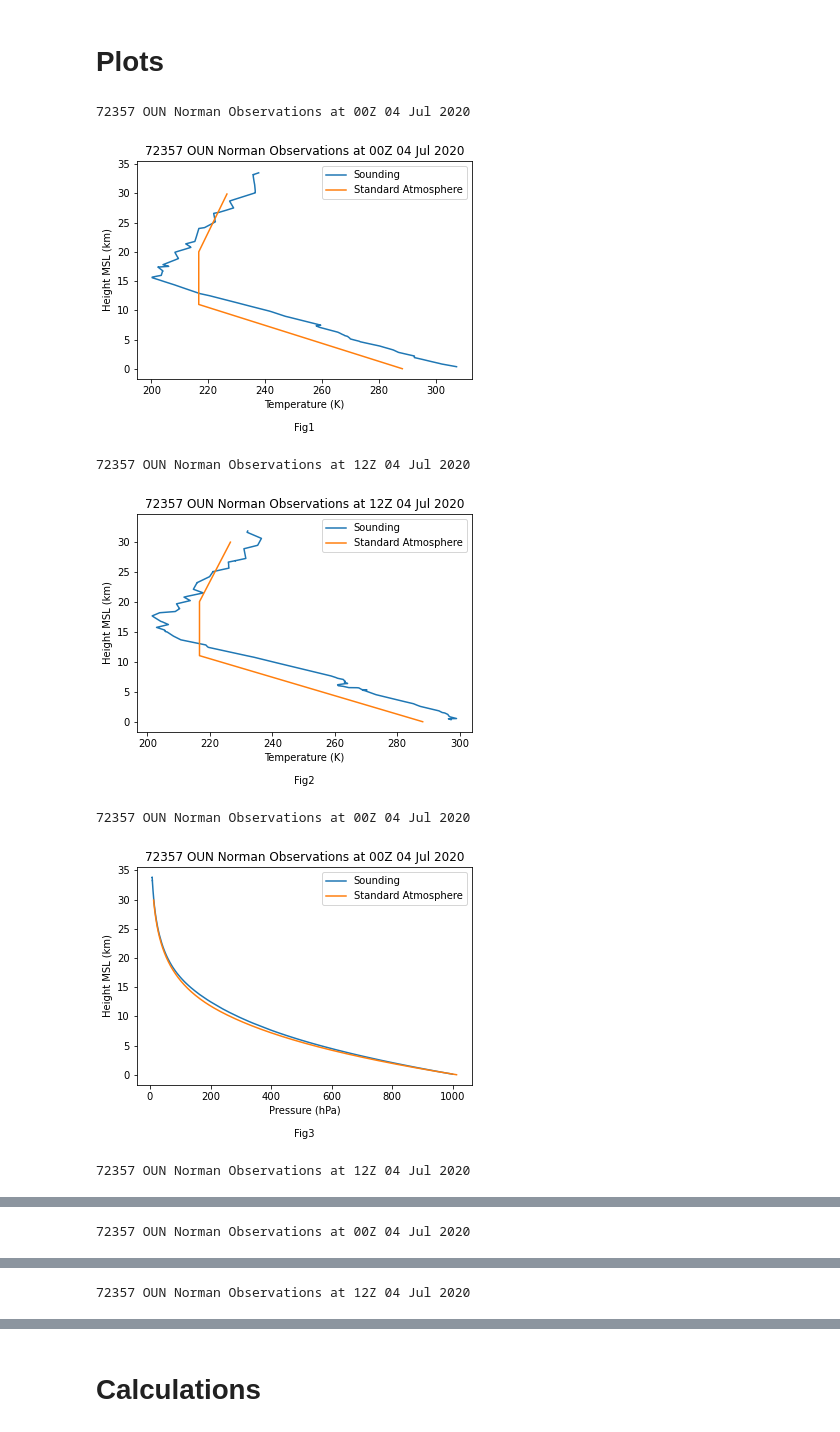
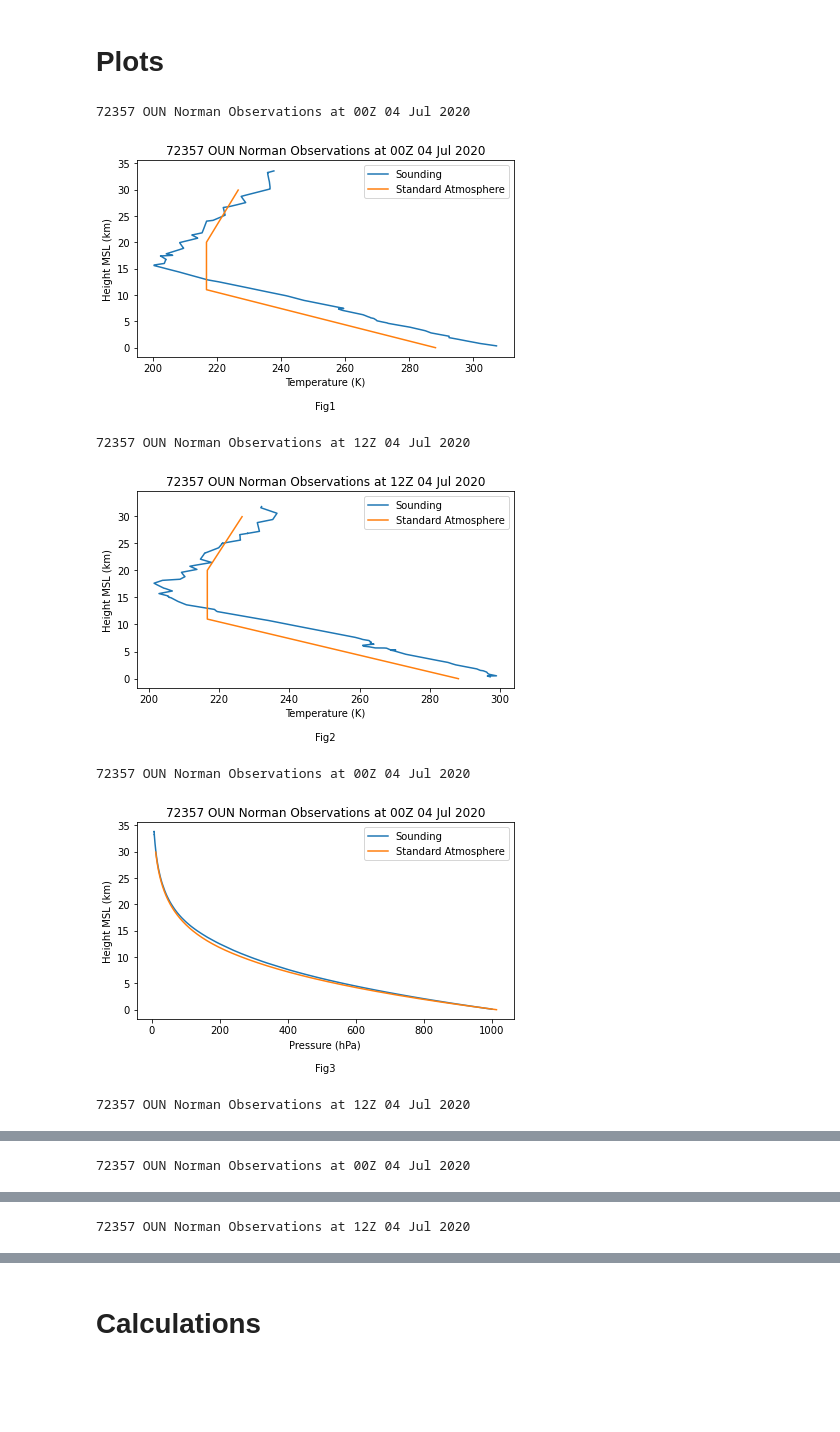
Before and after one commit to DevinMcAfee123/Prog2, a Jupyter notebook: assign_02.ipynb, the cells around one changed output, grey strips where cells are left out. Drawn from its saved outputs; the diff is of its cells as text; code cells hidden in the pictures; blank space fills up the shorter version.

```diff
--- a/assign_02.ipynb
+++ b/assign_02.ipynb
@@ -122,6 +122,7 @@ for hour in [0, 12]:
     plt.plot(T+273, h/1e3)
     plt.plot(T_std, height_std/1e3)
     plt.legend(['Sounding', 'Standard Atmosphere']) #adding a legend
+    plt.tight_layout()
     plt.savefig('Temperature {}Z'.format(hour))
     plt.show()
     idx+=1
@@ -129,36 +130,53 @@ for hour in [0, 12]:
 for hour in [0, 12]:
     procYear, procMonth, procDay, procHour, procSite = 2020, 7, 4, hour, 72357
     soundingInfo, p, h, T, Td, RH, w, wdir, sknt, thta, thte, thtv = \
         utils.getWyoming(procYear, procMonth, procDay, procHour, procSite)
     plt.figure(1)
     plt.xlabel('Pressure (hPa)\n\nFig{}'.format(str(idx)))
     plt.ylabel('Height MSL (km)')
     plt.title(soundingInfo)
     plt.plot(p, h/1e3)
     plt.plot(p_std/100, height_std/1e3)
     plt.legend(['Sounding', 'Standard Atmosphere'])
+    plt.tight_layout()
     plt.savefig('Pressure {}Z'.format(hour))
     plt.show()
     idx+=1
 for hour in [0, 12]:
     procYear, procMonth, procDay, procHour, procSite = 2020, 7, 4, hour, 72357
     soundingInfo, p, h, T, Td, RH, w, wdir, sknt, thta, thte, thtv = \
         utils.getWyoming(procYear, procMonth, procDay, procHour, procSite)
     plt.figure(1)
     plt.xlabel('Pressure (hPa)\n\nFig{}'.format(str(idx)))
     plt.ylabel('Height MSL (km)')
     plt.title(soundingInfo)
     plt.semilogx(p, h/1e3)
     plt.semilogx(p_std/100, height_std/1e3)
     plt.legend(['Sounding', 'Standard Atmosphere'])
+    plt.tight_layout()
     plt.savefig('Pressure Semilog {}Z'.format(hour))
     plt.show()
     idx+=1
+
+for hour in [0, 12]:
+    procYear, procMonth, procDay, procHour, procSite = 2020, 7, 4, hour, 72357
+    soundingInfo, p, h, T, Td, RH, w, wdir, sknt, thta, thte, thtv = \
+        utils.getWyoming(procYear, procMonth, procDay, procHour, procSite)
+    plt.figure(1)
+    plt.xlabel('Pressure (hPa)\n\nFig{}'.format(str(idx)))
+    plt.ylabel('Height MSL (km)')
+    plt.title(soundingInfo)
+    plt.plot(p/(287*(T+273.15)), h/1e3)
+    plt.plot(rho_std, height_std/1e3)
+    plt.legend(['Sounding', 'Standard Atmosphere'])
+    plt.tight_layout()
+    plt.show()
+    idx+=1
 # %% [output]
 72357 OUN Norman Observations at 00Z 04 Jul 2020
-[figure, old version]
+[figure, new version]
 72357 OUN Norman Observations at 12Z 04 Jul 2020
-[figure, old version]
+[figure, new version]
 72357 OUN Norman Observations at 00Z 04 Jul 2020
-[figure, old version]
+[figure, new version]
 72357 OUN Norman Observations at 12Z 04 Jul 2020
```
Also changed, not shown: parts of 3 cells of this notebook.
